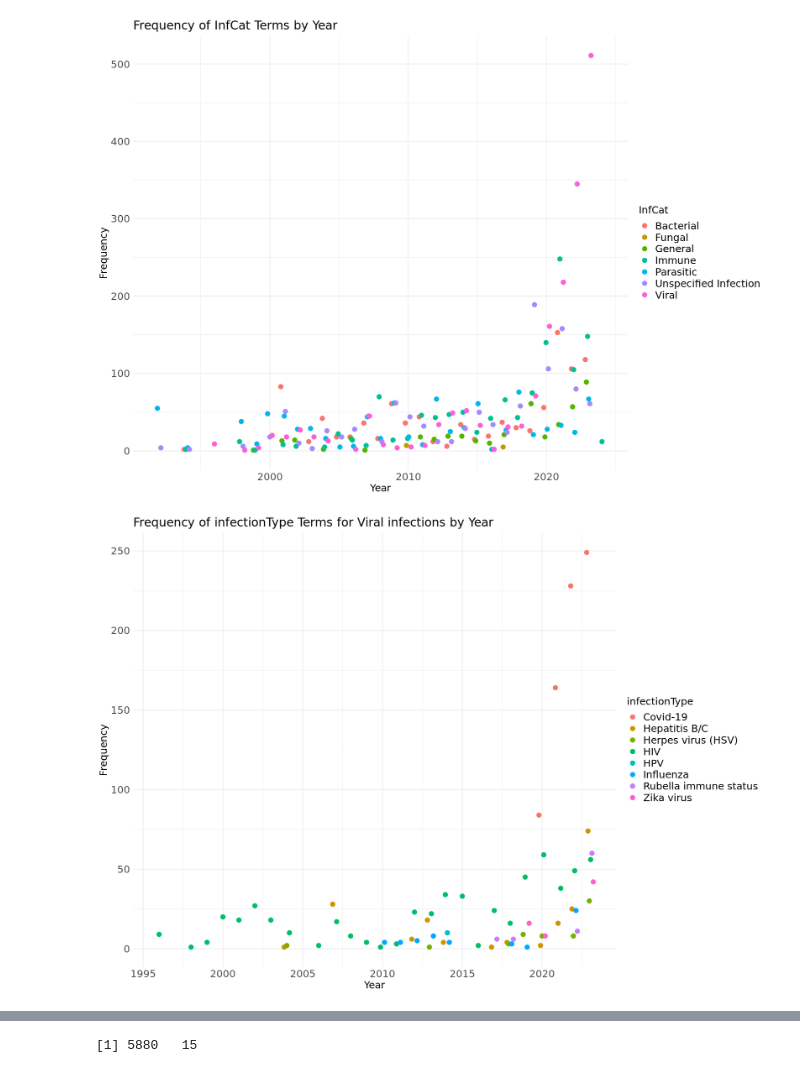
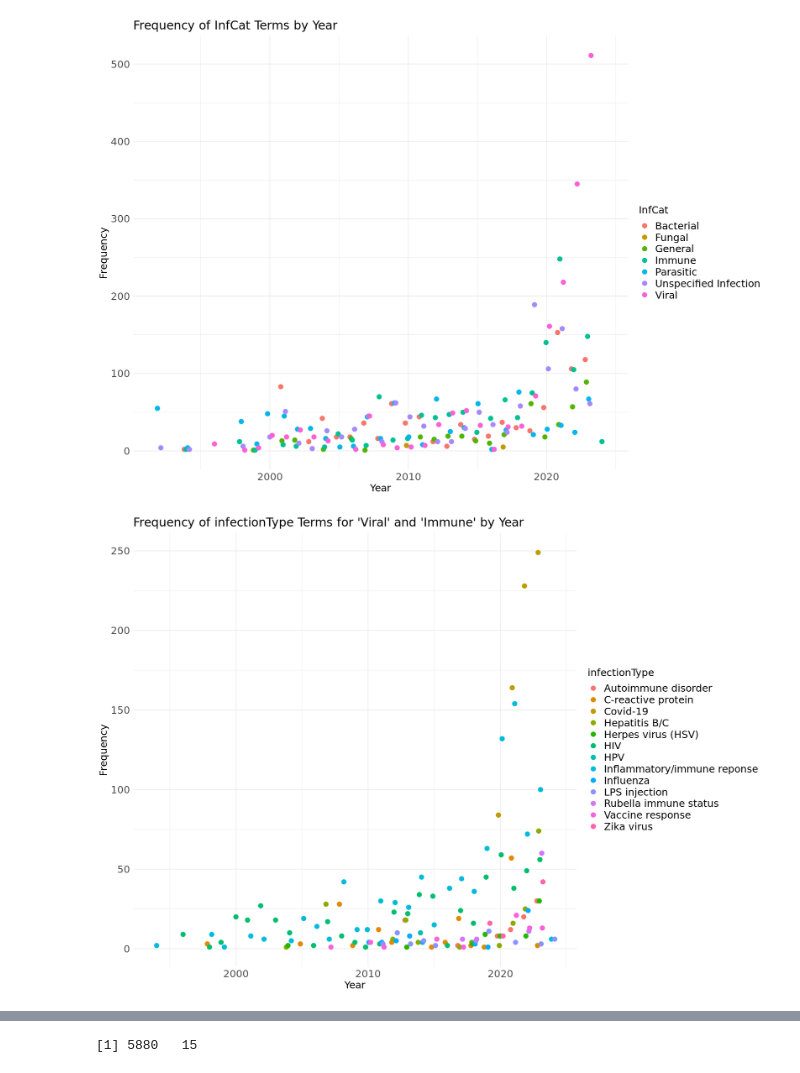
Before and after one commit to alexjvr1/EVE_lab_public, a Jupyter notebook: scoping_review_figs.ipynb, the cells around one changed output, grey strips where cells are left out. Saved outputs shown, nothing was run; the diff lists cells and outputs as text; code cells hidden in the pictures.

Commit message:
finish infection freq plots

```diff
--- a/scoping_review_figs.ipynb
+++ b/scoping_review_figs.ipynb
@@ -566,31 +566,31 @@ ggplot(infcat_counts, aes(x = year, y = count, color = InfCat)) +
 # %%
 # Is this driven by Covid?
 
 
-filtered_df <- datMetaNutInfPreg %>% filter(InfCat == "Viral")
+filtered_df <- datMetaNutInfPreg %>% filter(InfCat %in% c("Viral", "Immune"))
 
 # Count the number of nutritionType entries per year for the NutCat Anthropometrics
 inftype_counts <- filtered_df %>%
   group_by(year, infectionType) %>%
   summarise(count = n(), .groups = 'drop')
 
 # Create the dot plot
 ggplot(inftype_counts, aes(x = year, y = count, color = infectionType)) +
   geom_point(size = 3, position = position_dodge(width = 0.5)) +
   labs(
-    title = "Frequency of infectionType Terms for Viral infections by Year",
+    title = "Frequency of infectionType Terms for 'Viral' and 'Immune' by Year",
     x = "Year",
     y = "Frequency",
     color = "infectionType"
   ) +
   theme_minimal() +
     theme(
     plot.title = element_text(size = 18), # Title text size
     axis.title = element_text(size = 15), # Axis titles
     axis.text = element_text(size = 15), # Axis tick labels
     legend.title = element_text(size = 15), # Legend title
     legend.text = element_text(size = 15), # Legend labels
     strip.text = element_text(size = 14) # Facet labels
     )
 # %% [output]
-[figure, old version]
+[figure, new version]
```
Also changed, not shown: parts of 1 cell of this notebook.
